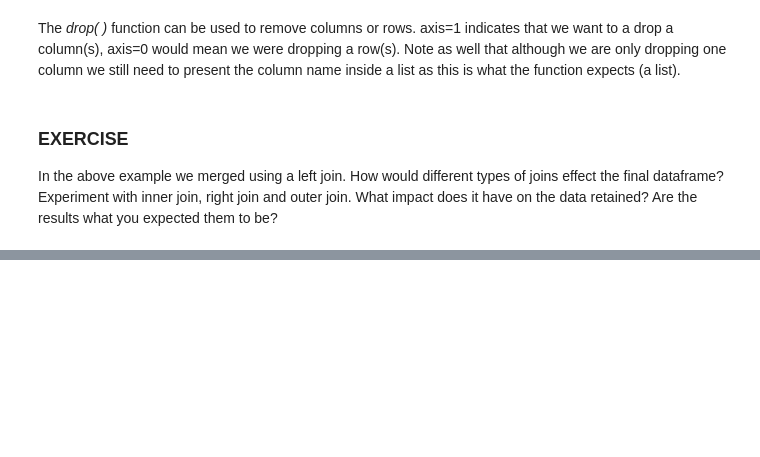
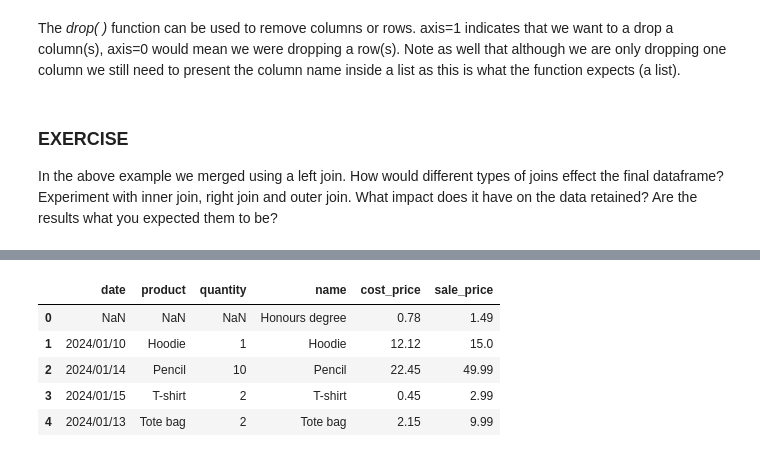
Before and after one commit to neenrungsmaithong/neenrungsmaithong-DataScience-GenAI-Submissions, a Jupyter notebook: Assignment_2/2_02_Joining_DataFrames_COMPLETED.ipynb, the cells around one changed output, grey strips where cells are left out. Cells and saved outputs as stored; diff of their text form; code cells hidden in the pictures; blank space fills up the shorter version.

```diff
--- a/Assignment_2/2_02_Joining_DataFrames_COMPLETED.ipynb
+++ b/Assignment_2/2_02_Joining_DataFrames_COMPLETED.ipynb
@@ -98,0 +120,11 @@ In the above example we merged using a left join. How would different types of j
+# %%
+joined_df = orders_df.merge(products_df, how='outer', left_on='product', right_on='name')
+
+joined_df
+# %% [output]
+|  | date | product | quantity | name | cost_price | sale_price |
+| 0 | NaN | NaN | NaN | Honours degree | 0.78 | 1.49 |
+| 1 | 2024/01/10 | Hoodie | 1 | Hoodie | 12.12 | 15.0 |
+| 2 | 2024/01/14 | Pencil | 10 | Pencil | 22.45 | 49.99 |
+| 3 | 2024/01/15 | T-shirt | 2 | T-shirt | 0.45 | 2.99 |
+| 4 | 2024/01/13 | Tote bag | 2 | Tote bag | 2.15 | 9.99 |
```
Also changed, not shown: parts of 2 cells of this notebook.
